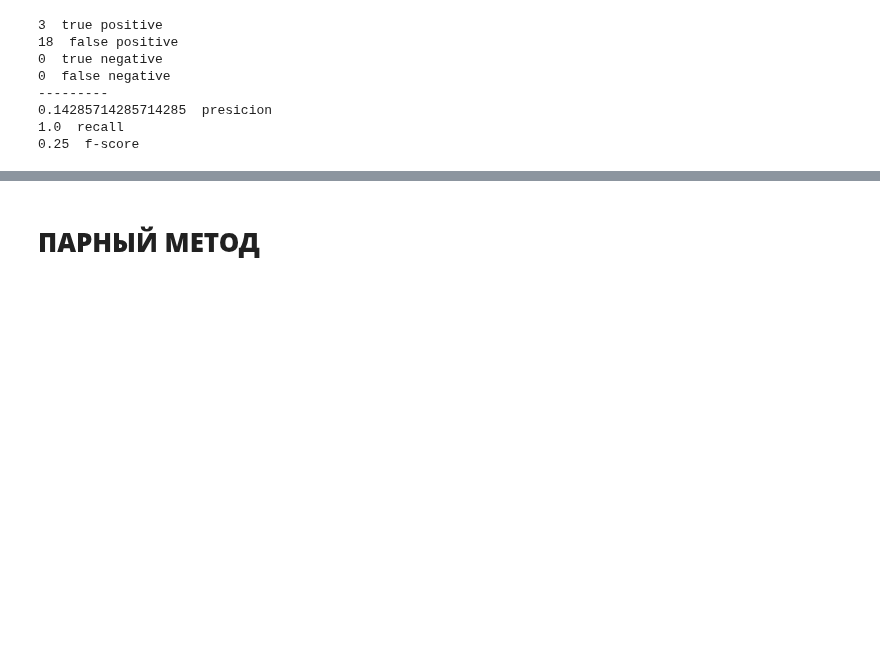
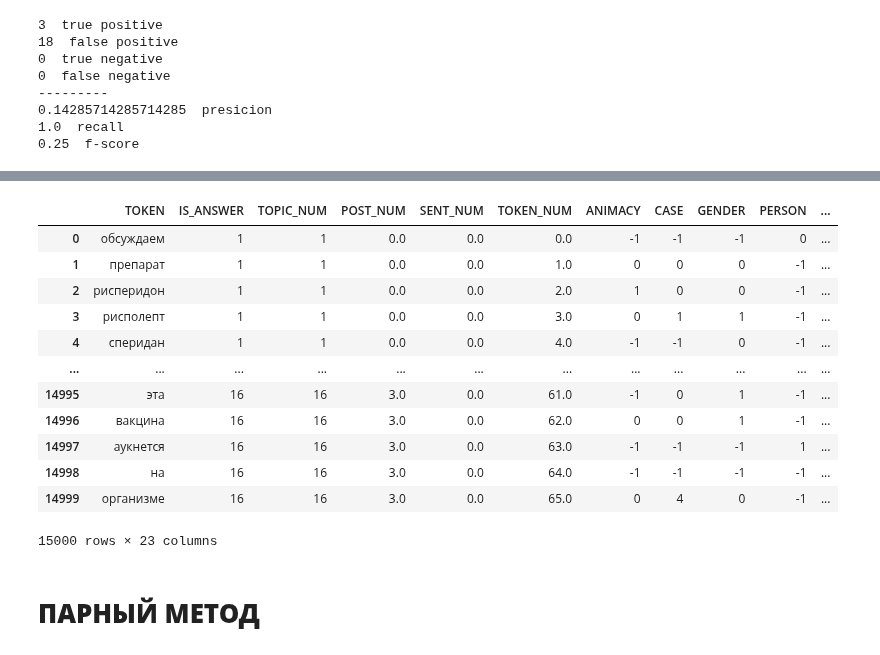
Before and after one commit to DmitryKutsev/cross-document_coreference, a Jupyter notebook: classifiers/rule_ml_pair.ipynb, the cells around one changed output, grey strips where cells are left out. Drawn from its saved outputs; the diff is of its cells as text; code cells hidden in the pictures; blank space fills up the shorter version.

```diff
--- a/classifiers/rule_ml_pair.ipynb
+++ b/classifiers/rule_ml_pair.ipynb
@@ -1035,3 +1065,19 @@ my_eval(list(pred_svm), list(y_test))
+# %%
+df
+# %% [output]
+|  | TOKEN | IS_ANSWER | TOPIC_NUM | POST_NUM | SENT_NUM | TOKEN_NUM | ANIMACY | CASE | GENDER | PERSON | ... |
+| 0 | обсуждаем | 1 | 1 | 0.0 | 0.0 | 0.0 | -1 | -1 | -1 | 0 | ... |
+| 1 | препарат | 1 | 1 | 0.0 | 0.0 | 1.0 | 0 | 0 | 0 | -1 | ... |
+| 2 | рисперидон | 1 | 1 | 0.0 | 0.0 | 2.0 | 1 | 0 | 0 | -1 | ... |
+| 3 | рисполепт | 1 | 1 | 0.0 | 0.0 | 3.0 | 0 | 1 | 1 | -1 | ... |
+| 4 | сперидан | 1 | 1 | 0.0 | 0.0 | 4.0 | -1 | -1 | 0 | -1 | ... |
+| ... | ... | ... | ... | ... | ... | ... | ... | ... | ... | ... | ... |
+| 14995 | эта | 16 | 16 | 3.0 | 0.0 | 61.0 | -1 | 0 | 1 | -1 | ... |
+| 14996 | вакцина | 16 | 16 | 3.0 | 0.0 | 62.0 | 0 | 0 | 1 | -1 | ... |
+| 14997 | аукнется | 16 | 16 | 3.0 | 0.0 | 63.0 | -1 | -1 | -1 | 1 | ... |
+| 14998 | на | 16 | 16 | 3.0 | 0.0 | 64.0 | -1 | -1 | -1 | -1 | ... |
+| 14999 | организме | 16 | 16 | 3.0 | 0.0 | 65.0 | 0 | 4 | 0 | -1 | ... |
+15000 rows × 23 columns
 # %% [markdown]
 # **ПАРНЫЙ МЕТОД**
 # %%
```
Also changed, not shown: parts of 14 cells of this notebook.
